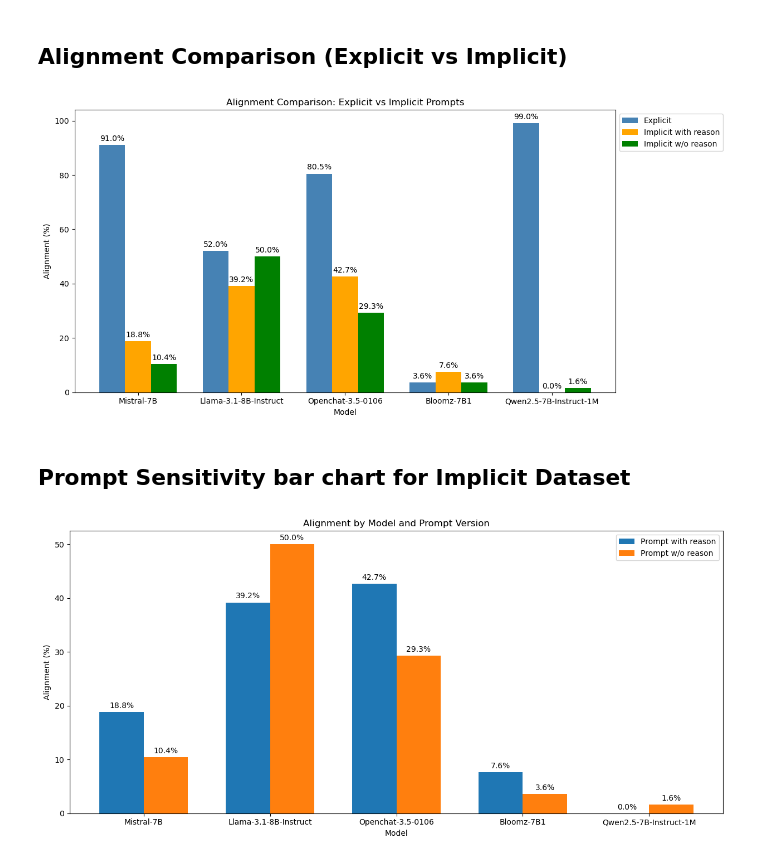
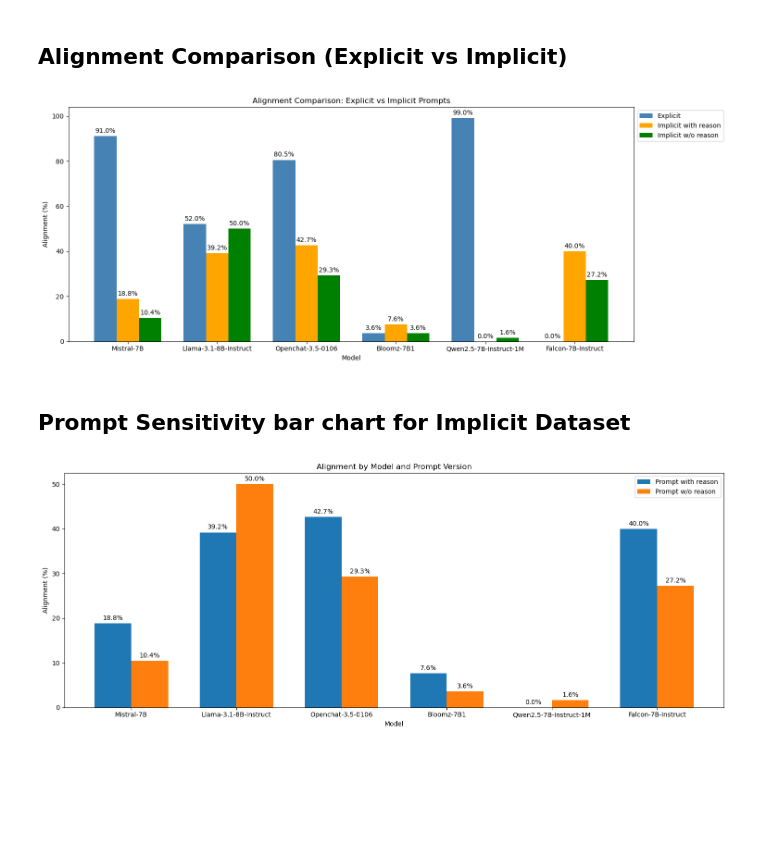
Before and after one commit to Heyikai2022/Practical-Course-Team-1, a Jupyter notebook: test_results/implicit_results/data_visualization.ipynb, the cells around one changed output. Cells and saved outputs as stored; diff of their text form; code cells hidden in the pictures; blank space fills up the shorter version.

```diff
--- a/test_results/implicit_results/data_visualization.ipynb
+++ b/test_results/implicit_results/data_visualization.ipynb
@@ -7,10 +7,10 @@ import numpy as np
 
 # Model alignment data TODO: Update as needed!
 data = {
-    "Model": ["Mistral-7B", "Llama-3.1-8B-Instruct", "Openchat-3.5-0106", "Bloomz-7B1", "Qwen2.5-7B-Instruct-1M"],
-    "Explicit": [91.0, 52, 80.5, 3.6, 99.0],       # Explicit dataset correctness rate (%)
-    "Implicit with reason": [18.8, 39.2, 42.7, 7.6, 0.0],      # Implicit dataset Prompt with reason correctness rate (%)
-    "Implicit w/o reason": [10.4, 50, 29.3, 3.6, 1.6]        # Implicit dataset Prompt w/o reason correctness rate (%)
+    "Model": ["Mistral-7B", "Llama-3.1-8B-Instruct", "Openchat-3.5-0106", "Bloomz-7B1", "Qwen2.5-7B-Instruct-1M", "Falcon-7B-Instruct"],
+    "Explicit": [91.0, 52, 80.5, 3.6, 99.0, 0.0],       # Explicit dataset correctness rate (%)
+    "Implicit with reason": [18.8, 39.2, 42.7, 7.6, 0.0, 40],      # Implicit dataset Prompt with reason correctness rate (%)
+    "Implicit w/o reason": [10.4, 50, 29.3, 3.6, 1.6, 27.2]        # Implicit dataset Prompt w/o reason correctness rate (%)
 }
 
 df = pd.DataFrame(data)
@@ -23,34 +23,34 @@ fig, ax = plt.subplots(figsize=(fig_width, 6))
 
 bars_explicit = ax.bar(x - width, df['Explicit'], width, label='Explicit', color='steelblue')
 bars_implicit_a = ax.bar(x, df['Implicit with reason'], width, label='Implicit with reason', color='orange')
 bars_implicit_b = ax.bar(x + width, df['Implicit w/o reason'], width, label='Implicit w/o reason', color='green')
 
 # Labels, title and legend
 ax.set_xlabel('Model')
 ax.set_ylabel('Alignment (%)')
 ax.set_title('Alignment Comparison: Explicit vs Implicit Prompts')
 ax.set_xticks(x)
 ax.set_xticklabels(df['Model'])
 ax.legend(loc='upper left', bbox_to_anchor=(1.0, 1.0))
 
 # Add value labels on top of each bar
 def add_labels(bars):
     for bar in bars:
         height = bar.get_height()
         ax.annotate(f'{height:.1f}%',
                     xy=(bar.get_x() + bar.get_width() / 2, height),
                     xytext=(0, 3),
                     textcoords="offset points",
                     ha='center', va='bottom')
 
 add_labels(bars_explicit)
 add_labels(bars_implicit_a)
 add_labels(bars_implicit_b)
 
 plt.tight_layout()
 plt.show()
 # %% [output]
-[figure, old version]
+[figure, new version]
 # %% [markdown]
 ## Prompt Sensitivity bar chart for Implicit Dataset
 # %%
@@ -60,9 +60,9 @@ import numpy as np
 
 # Model alignment data TODO: Update as needed!
 data = {
-    "Model": ["Mistral-7B", "Llama-3.1-8B-Instruct", "Openchat-3.5-0106", "Bloomz-7B1", "Qwen2.5-7B-Instruct-1M"],
-    "Prompt with reason": [18.8, 39.2, 42.7, 7.6, 0.0],
-    "Prompt w/o reason": [10.4, 50, 29.3, 3.6, 1.6]
+    "Model": ["Mistral-7B", "Llama-3.1-8B-Instruct", "Openchat-3.5-0106", "Bloomz-7B1", "Qwen2.5-7B-Instruct-1M", "Falcon-7B-Instruct"],
+    "Prompt with reason": [18.8, 39.2, 42.7, 7.6, 0.0, 40],
+    "Prompt w/o reason": [10.4, 50, 29.3, 3.6, 1.6, 27.2]
 }
 
 df = pd.DataFrame(data)
@@ -101,4 +101,4 @@ add_labels(bars_b)
 plt.tight_layout()
 plt.show()
 # %% [output]
-[figure, old version]
+[figure, new version]
```
